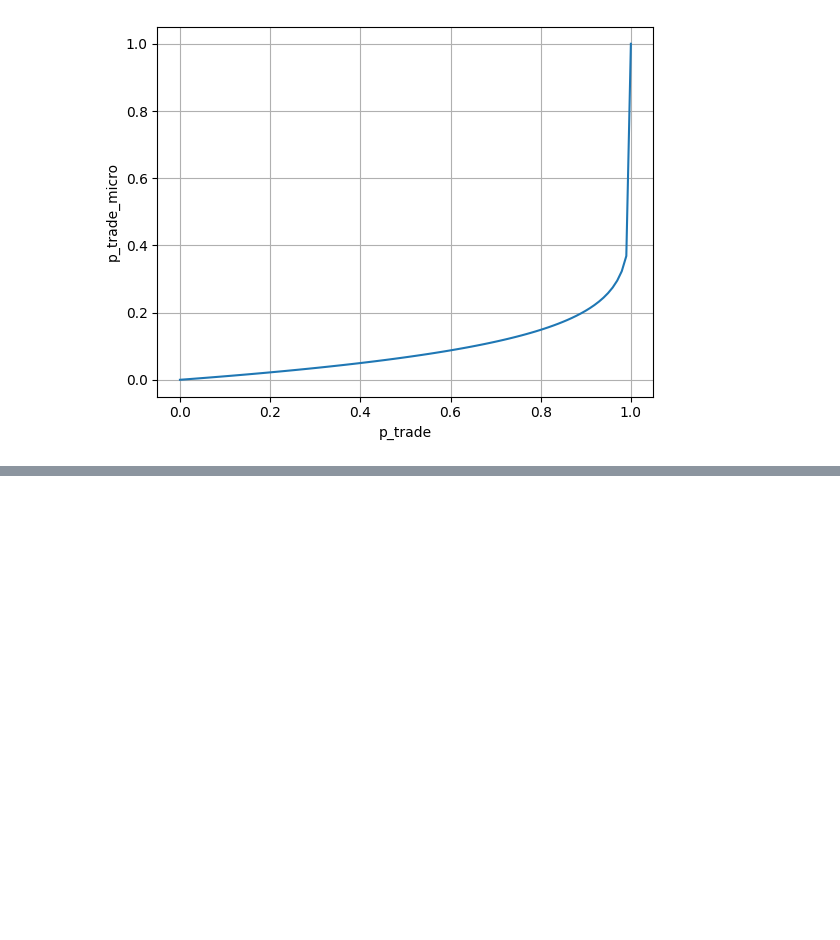
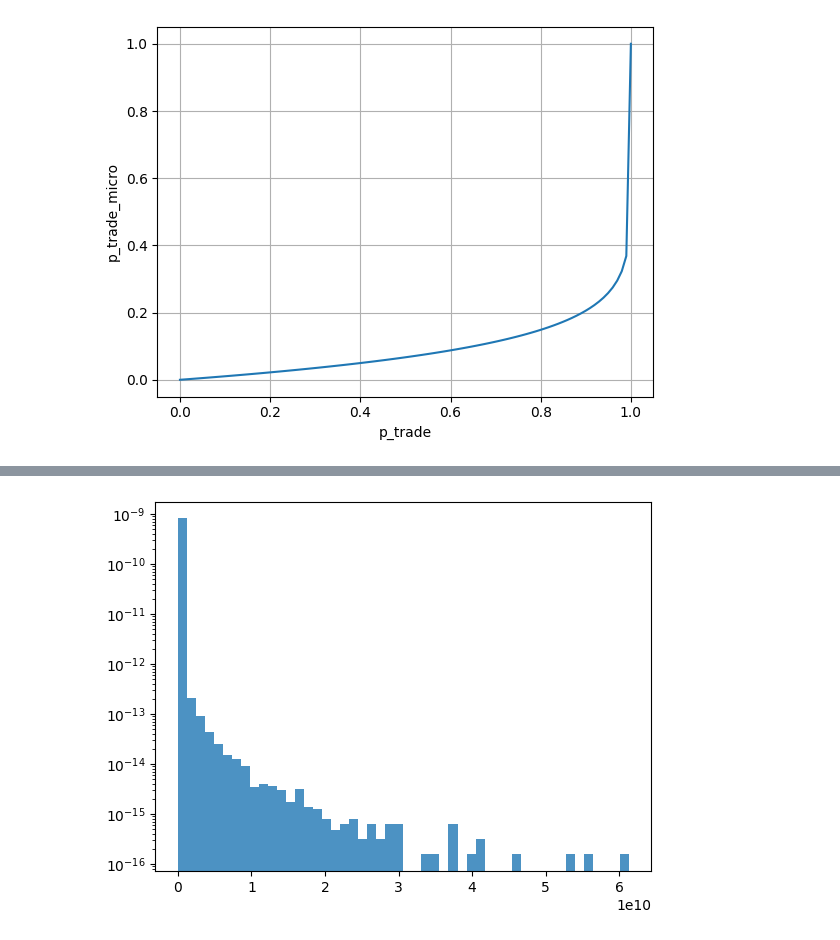
Before and after one commit to DanieleMDiNosse/ABM_Uni_v3, a Jupyter notebook: personal.ipynb, the cells around one changed output, grey strips where cells are left out. Saved outputs shown, nothing was run; the diff lists cells and outputs as text; code cells hidden in the pictures; blank space fills up the shorter version.

```diff
--- a/personal.ipynb
+++ b/personal.ipynb
@@ -469,3 +469,12 @@ plt.ylabel('p_trade_micro')
 # %% [output]
 Text(0, 0.5, 'p_trade_micro')
 [figure]
+# %%
+import pandas as pd
+import numpy as np
+import matplotlib.pyplot as plt
+
+df = pd.read_parquet('data/uniswapv3/USDC_WETH_events.parquet')
+swaps = df[df['event'].isin(['swap_x2y', 'swap_y2x'])]
+mints = df[df['event'].isin(['mint'])]
+burns = df[df['event'].isin(['burn'])]
@@ -471,0 +495,9 @@ Text(0, 0.5, 'p_trade_micro')
+# %%
+swap_usdc_amount = swaps['amount0']
+
+plt.figure()
+plt.hist(np.abs(swap_usdc_amount), bins=50, density=True, color="C0", alpha=0.8)
+plt.yscale('log')
+plt.show()
+# %% [output]
+[figure, added]
```
Also changed, not shown: parts of 5 cells of this notebook, 21 other files.
